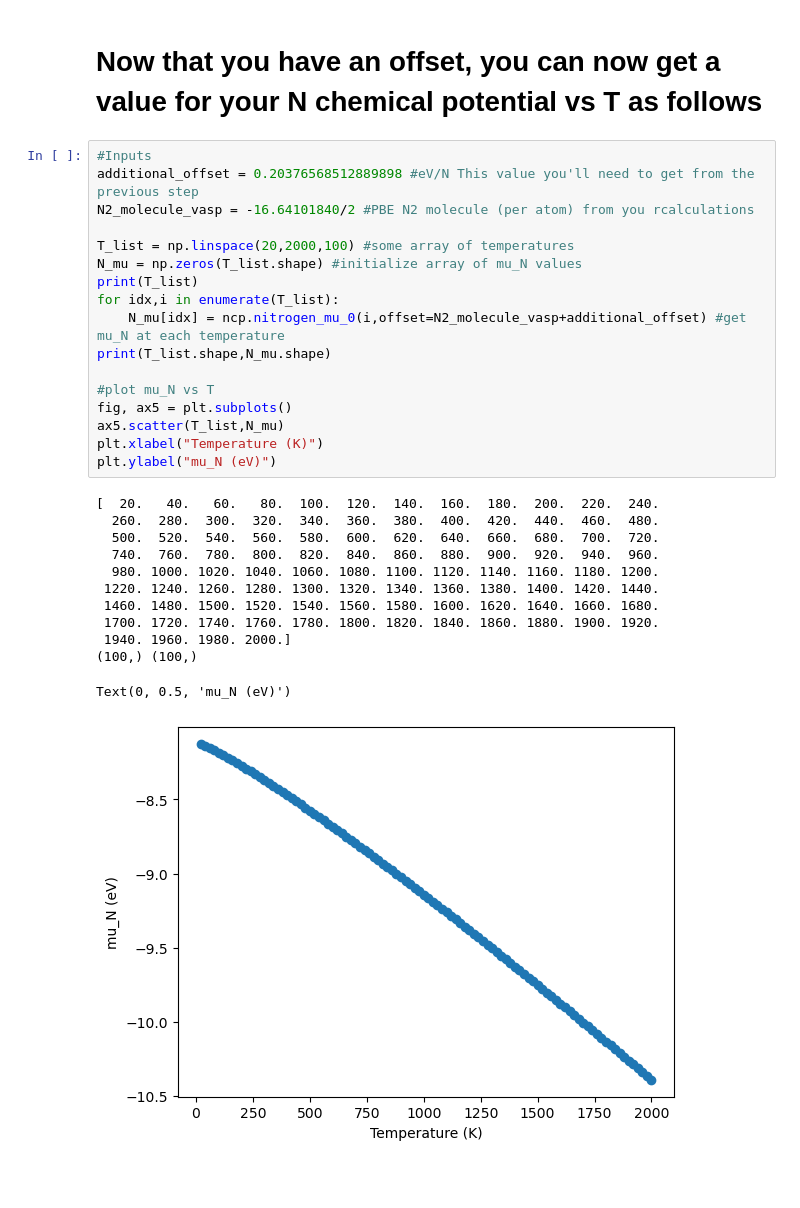
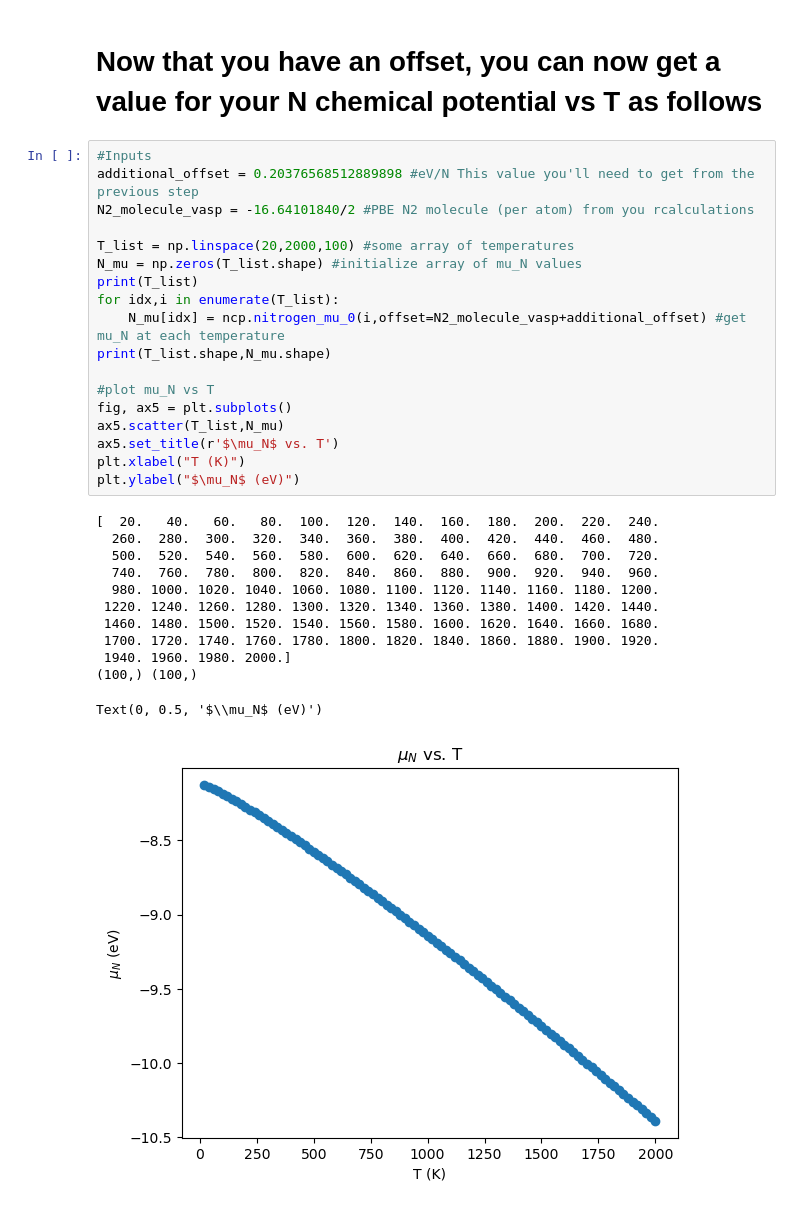
Before and after one commit to jli5373/chemical_potentials, a Jupyter notebook: examples/nitrogen_chemical_potential.ipynb, the cells around one changed output. Cells and saved outputs as stored; diff of their text form; blank space fills up the shorter version.

```diff
--- a/examples/nitrogen_chemical_potential.ipynb
+++ b/examples/nitrogen_chemical_potential.ipynb
@@ -335,30 +347,31 @@ Next try setting additional offset to  0.2037656851289001 eV/N
 # %%
 #Inputs
 additional_offset = 0.20376568512889898 #eV/N This value you'll need to get from the previous step
 N2_molecule_vasp = -16.64101840/2 #PBE N2 molecule (per atom) from you rcalculations
 
 T_list = np.linspace(20,2000,100) #some array of temperatures
 N_mu = np.zeros(T_list.shape) #initialize array of mu_N values
 print(T_list)
 for idx,i in enumerate(T_list):
     N_mu[idx] = ncp.nitrogen_mu_0(i,offset=N2_molecule_vasp+additional_offset) #get mu_N at each temperature
 print(T_list.shape,N_mu.shape)
 
 #plot mu_N vs T
 fig, ax5 = plt.subplots()
 ax5.scatter(T_list,N_mu)
-plt.xlabel("Temperature (K)")
-plt.ylabel("mu_N (eV)")
+ax5.set_title(r'$\mu_N$ vs. T')
+plt.xlabel("T (K)")
+plt.ylabel("$\mu_N$ (eV)")
 # %% [output]
 [  20.   40.   60.   80.  100.  120.  140.  160.  180.  200.  220.  240.
   260.  280.  300.  320.  340.  360.  380.  400.  420.  440.  460.  480.
   500.  520.  540.  560.  580.  600.  620.  640.  660.  680.  700.  720.
   740.  760.  780.  800.  820.  840.  860.  880.  900.  920.  940.  960.
   980. 1000. 1020. 1040. 1060. 1080. 1100. 1120. 1140. 1160. 1180. 1200.
  1220. 1240. 1260. 1280. 1300. 1320. 1340. 1360. 1380. 1400. 1420. 1440.
  1460. 1480. 1500. 1520. 1540. 1560. 1580. 1600. 1620. 1640. 1660. 1680.
  1700. 1720. 1740. 1760. 1780. 1800. 1820. 1840. 1860. 1880. 1900. 1920.
  1940. 1960. 1980. 2000.]
 (100,) (100,)
-Text(0, 0.5, 'mu_N (eV)')
+Text(0, 0.5, '$\\mu_N$ (eV)')
-[figure, old version]
+[figure, new version]
```
Also changed, not shown: parts of 5 cells of this notebook.
